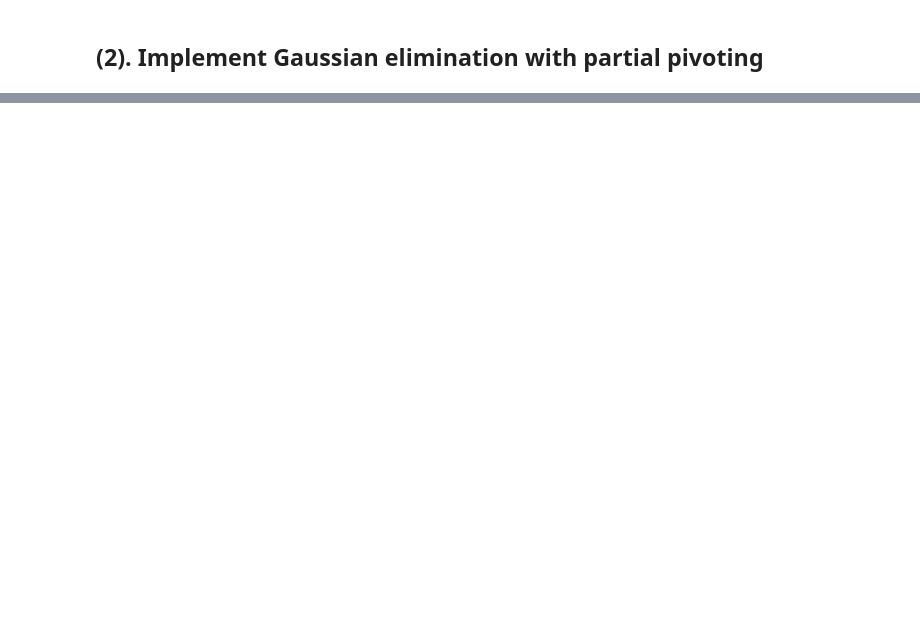
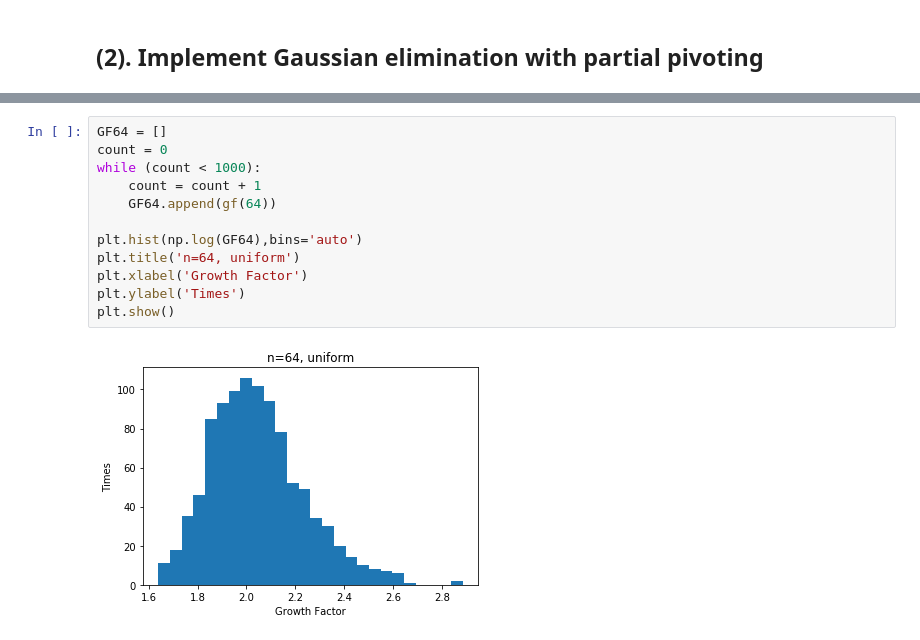
Before and after one commit to ShenshunYao/Math387-Numerical-analysis-Lab-assignment, a Jupyter notebook: Math387 Lab Assignment 2.ipynb, the cells around one changed output, grey strips where cells are left out. Saved outputs shown, nothing was run; the diff lists cells and outputs as text; blank space fills up the shorter version.

```diff
--- a/Math387 Lab Assignment 2.ipynb
+++ b/Math387 Lab Assignment 2.ipynb
@@ -98,0 +108,14 @@ if __name__ == "__main__":
+# %%
+GF64 = []
+count = 0
+while (count < 1000):
+    count = count + 1
+    GF64.append(gf(64))
+
+plt.hist(np.log(GF64),bins='auto')
+plt.title('n=64, uniform')
+plt.xlabel('Growth Factor')
+plt.ylabel('Times')
+plt.show()
+# %% [output]
+[figure, added]
```
Also changed, not shown: parts of 24 cells of this notebook.
